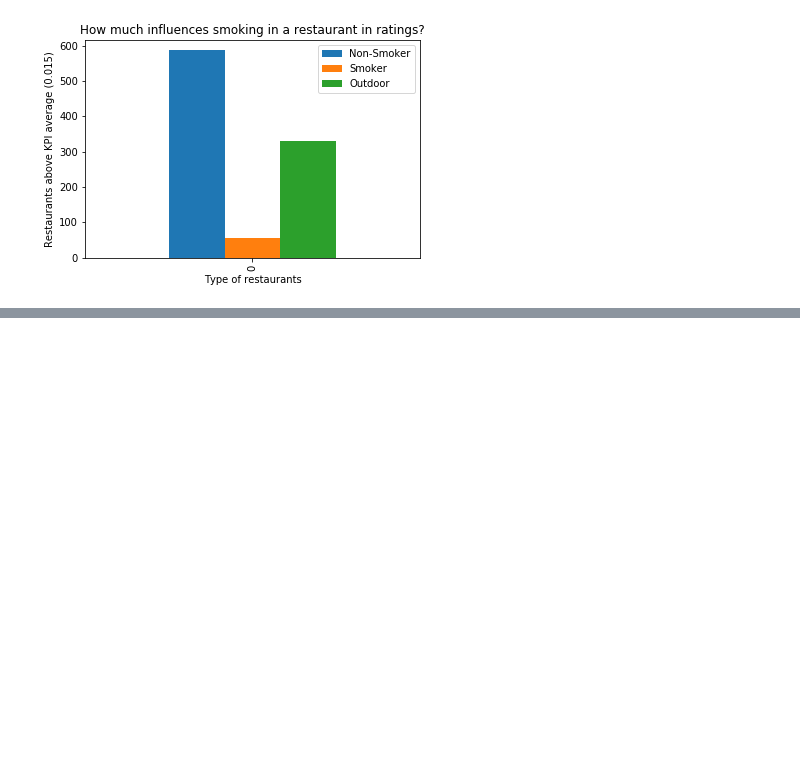
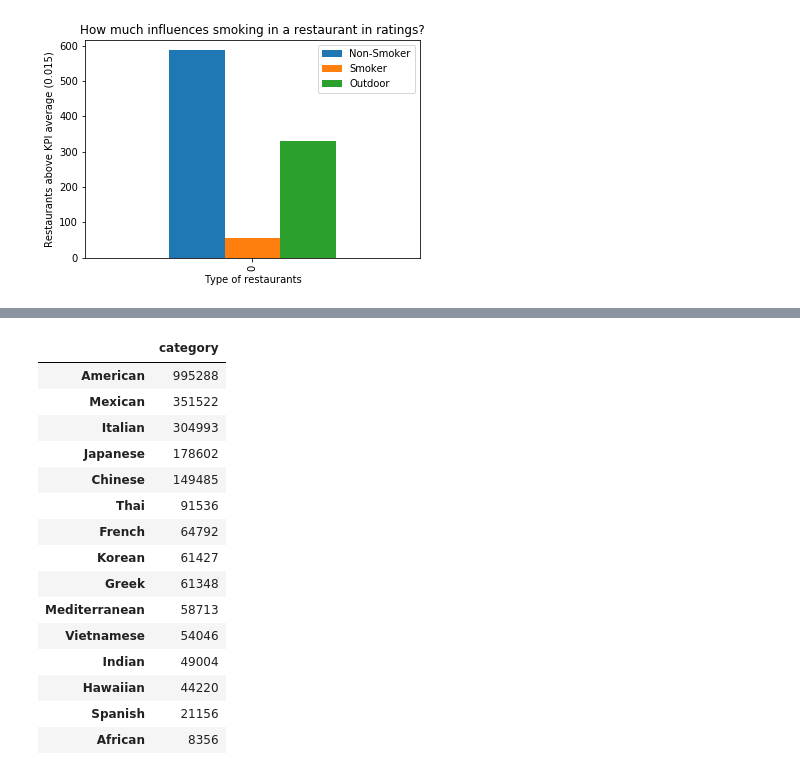
Before and after one commit to Joseamica/Project-1, a Jupyter notebook: Data/KPI_predictor.ipynb, the cells around one changed output, grey strips where cells are left out. Saved outputs shown, nothing was run; the diff lists cells and outputs as text; code cells hidden in the pictures; blank space fills up the shorter version.

```diff
--- a/Data/KPI_predictor.ipynb
+++ b/Data/KPI_predictor.ipynb
@@ -148,0 +307,15 @@ df6
+# %%
+restaurant_cleaned_reviews.text = restaurant_cleaned_reviews.text.str.lower()
+
+good_words = ['great','amazing','love','best','awesome','excellent','good',
+                                                    'favorite','loved','perfect','gem','perfectly','wonderful',
+                                                    'happy','enjoyed','nice','well','super','like','better','decent','fine',
+                                                    'pretty','enough','excited','impressed','ready','fantastic','glad','right',
+                                                    'fabulous']
+bad_words = ['bad','disappointed','unfortunately','disappointing','horrible',
+                                                     'lacking','terrible','sorry', 'disappoint']
+# %%
+
+#create empty colum and reset index
+restaurant_cleaned_reviews['Review'] = ''
+restaurant_cleaned_reviews.reset_index(drop=True).head()
@@ -148,0 +416,22 @@ df6
+# %%
+v = restaurant_cleaned_reviews['category'].value_counts()
+
+cuisine = pd.DataFrame(v)
+cuisine
+# %% [output]
+|  | category |
+| American | 995288 |
+| Mexican | 351522 |
+| Italian | 304993 |
+| Japanese | 178602 |
+| Chinese | 149485 |
+| Thai | 91536 |
+| French | 64792 |
+| Korean | 61427 |
+| Greek | 61348 |
+| Mediterranean | 58713 |
+| Vietnamese | 54046 |
+| Indian | 49004 |
+| Hawaiian | 44220 |
+| Spanish | 21156 |
+| African | 8356 |
```
Also changed, not shown: parts of 29 cells of this notebook, 3 other files.
